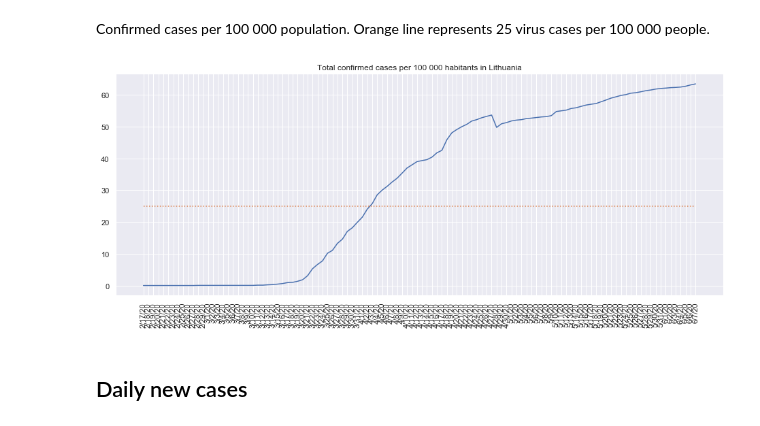
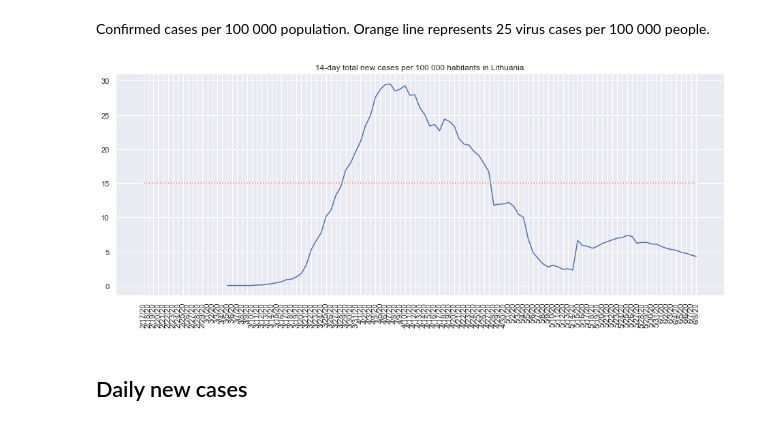
Before and after one commit to IvonaTau/covid19, a Jupyter notebook: _notebooks/2020-03-30-lithuania.ipynb, the cells around one changed output. Drawn from its saved outputs; the diff is of its cells as text; code cells hidden in the pictures.

```diff
--- a/_notebooks/2020-03-30-lithuania.ipynb
+++ b/_notebooks/2020-03-30-lithuania.ipynb
@@ -54,9 +54,9 @@ plot_confirmed_cases_barplot(df, 'Lithuania', cutoff=30, logarithmic_scale=True)
 Confirmed cases per 100 000 population. Orange line represents 25 virus cases per 100 000 people.
 # %%
 #hide_input
-plot_confirmed_cases_per100(df, 'Lithuania', total_population=2794000 ,cutoff=30)
+plot_new_cases_per100(df, 'Lithuania', total_population=2794000 ,cutoff=30)
 # %% [output]
-[figure, old version]
+[figure, new version]
 # %% [markdown]
 ## Daily new cases
 # %%
```
Also changed, not shown: parts of 16 cells of this notebook, 1 other file.
